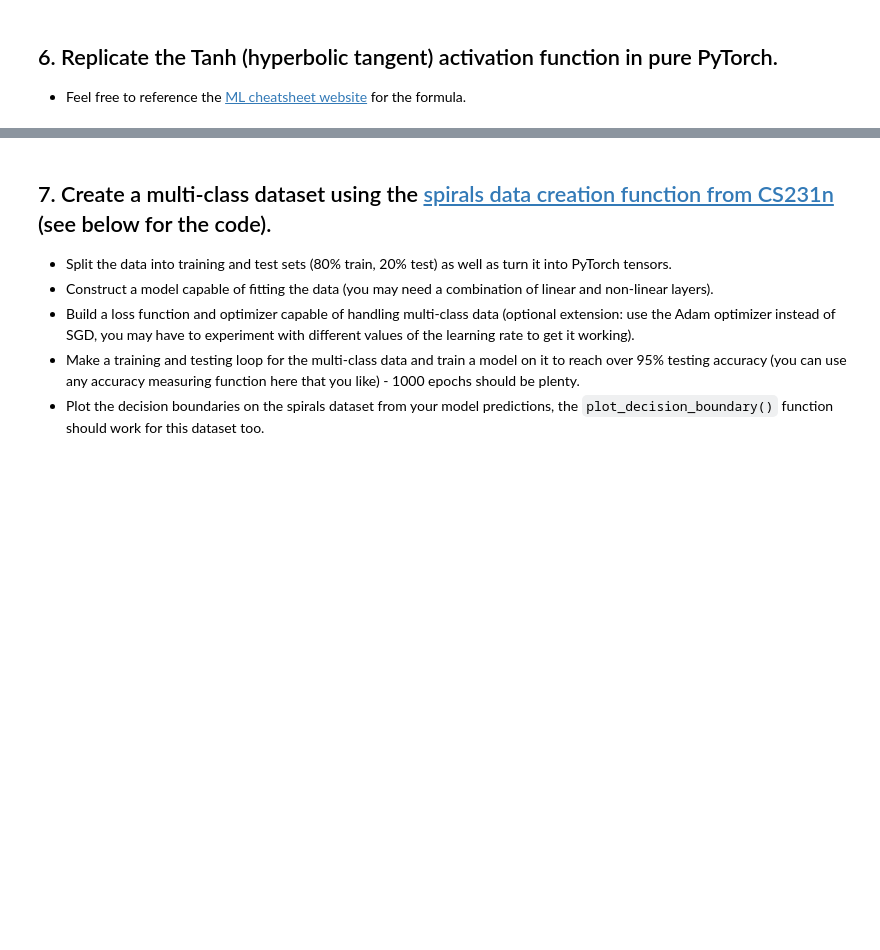
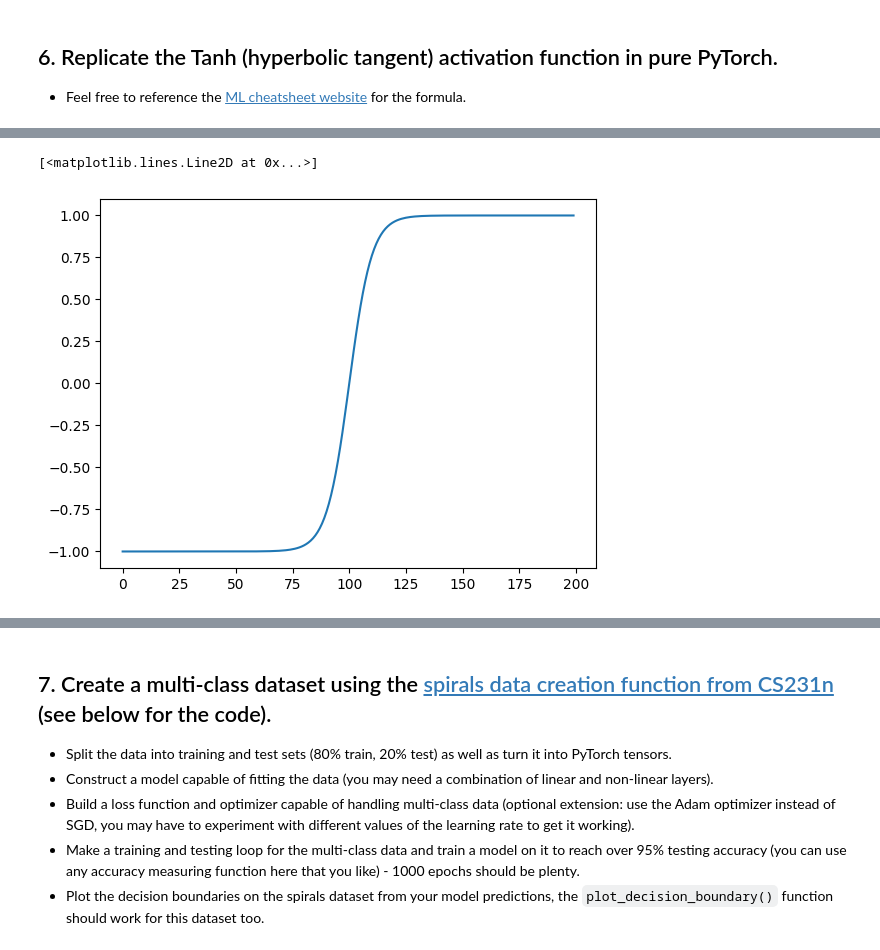
Before and after one commit to Vincent-Tiono/colab_exercise, a Jupyter notebook: extras/exercises/02_pytorch_classification_exercises.ipynb, the cells around one changed output, grey strips where cells are left out. Cells and saved outputs as stored; diff of their text form; code cells hidden in the pictures; blank space fills up the shorter version.

```diff
--- a/extras/exercises/02_pytorch_classification_exercises.ipynb
+++ b/extras/exercises/02_pytorch_classification_exercises.ipynb
@@ -197,2 +295,7 @@ def plot_decision_boundary(model, X, y):
 # %%
 # Test torch.tanh() on the tensor and plot it
+tanh = torch.tanh(line)
+plt.plot(tanh)
+# %% [output]
+[<matplotlib.lines.Line2D at 0x...>]
+[figure, added]
```
Also changed, not shown: parts of 16 cells of this notebook.
